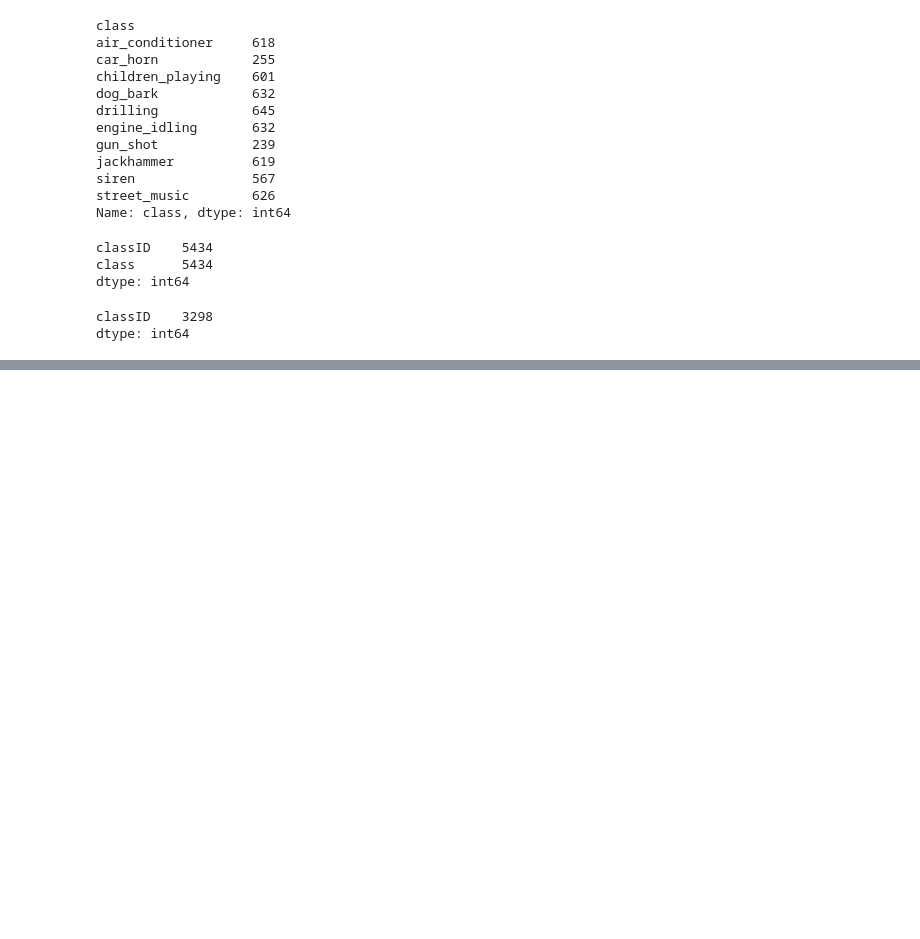
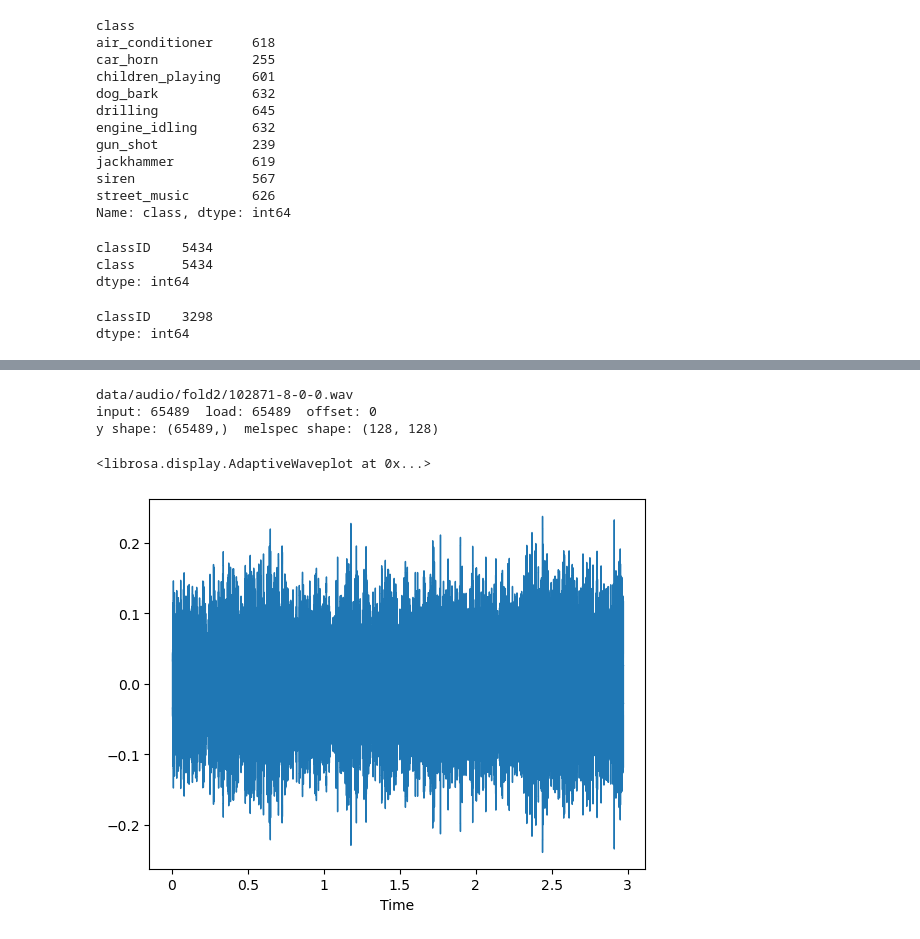
Before and after one commit to pascalsto/Urban-Sound-Classification, a Jupyter notebook: Classification.ipynb, the cells around one changed output, grey strips where cells are left out. Drawn from its saved outputs; the diff is of its cells as text; code cells hidden in the pictures; blank space fills up the shorter version.

```diff
--- a/Classification.ipynb
+++ b/Classification.ipynb
@@ -115,0 +128,24 @@ dtype: int64
+# %%
+# sample-1 load -> train_input[155]
+sample1 = AUDIO_DIR + '/fold' + str(train_input.loc[train_input['slice_file_name']=='102871-8-0-0.wav', 'fold'].iloc[0]) + '/' + str(train_input.loc[train_input['slice_file_name']=='102871-8-0-0.wav', 'slice_file_name'].iloc[0])
+print(sample1)
+duration = 2.97
+sr = 22050
+
+y, sr = librosa.load(sample1, duration=duration, sr=sr)
+ps = librosa.feature.melspectrogram(y=y, sr=sr)
+
+input_length = sr * duration
+offset = len(y) - round(input_length)
+print('input:', round(input_length), ' load:', len(y), ' offset:', offset)
+print('y shape:', y.shape, ' melspec shape:', ps.shape)
+# %% [output]
+data/audio/fold2/102871-8-0-0.wav
+input: 65489  load: 65489  offset: 0
+y shape: (65489,)  melspec shape: (128, 128)
+# %%
+# sample-1 waveplot
+librosa.display.waveshow(y) # waveplot gibt es nicht mehr obwohl selbe librose version warum?
+# %% [output]
+<librosa.display.AdaptiveWaveplot at 0x...>
+[figure, added]
```
Also changed, not shown: parts of 4 cells of this notebook.
